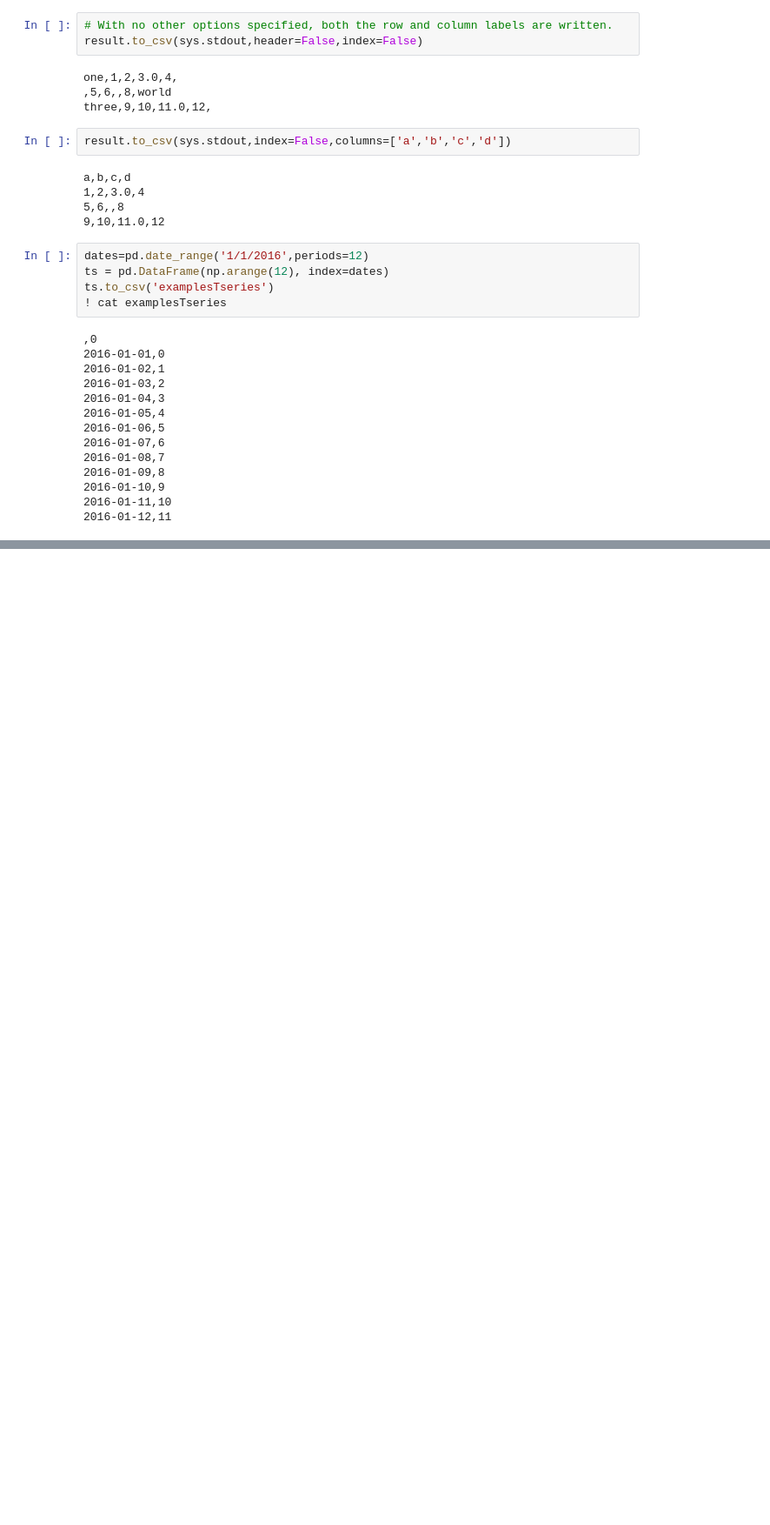
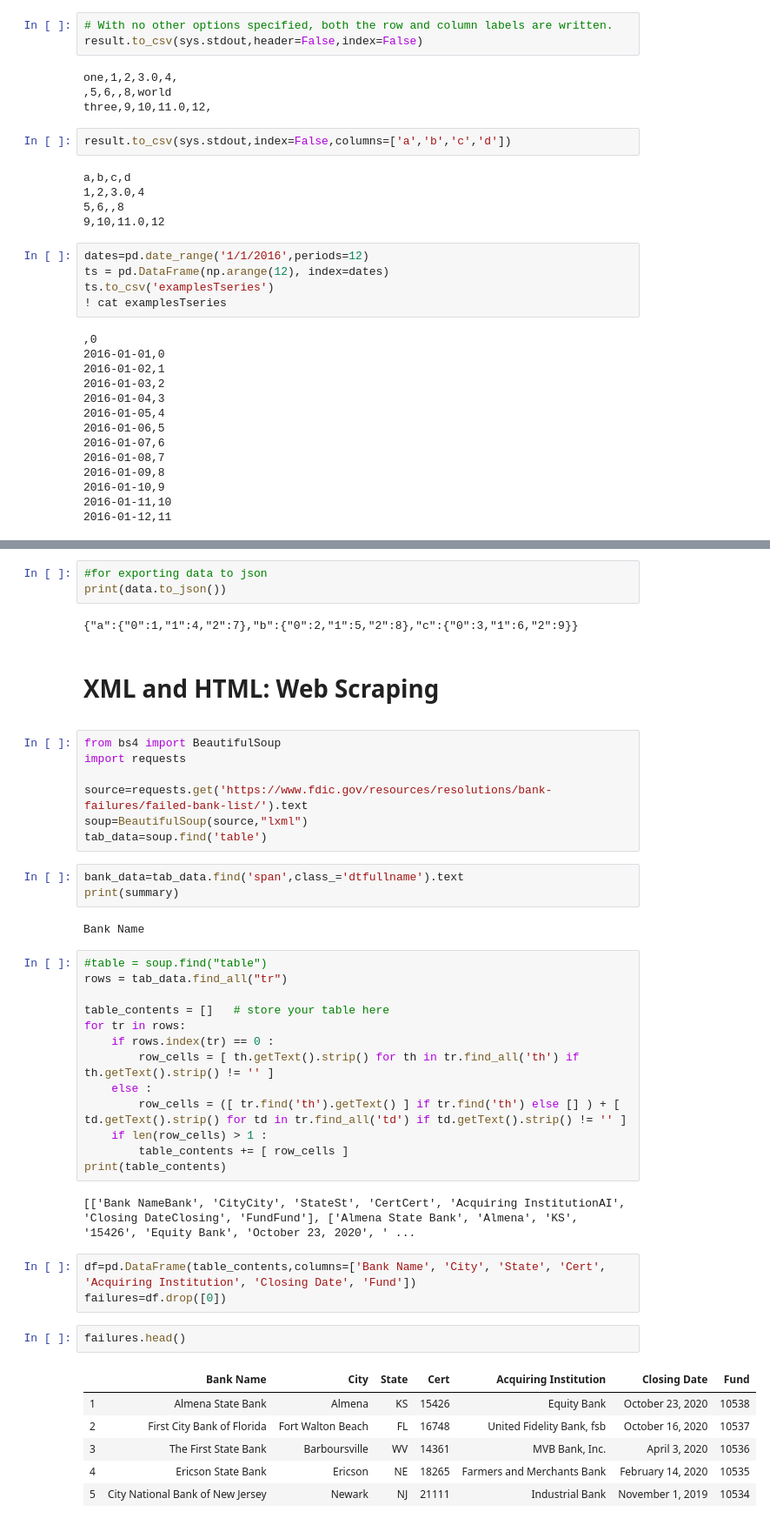
Before and after one commit to 1zulkifel/Data_Analysis_With_python, a Jupyter notebook: Data_Loading_Storage_and_File_Formats.ipynb, the cells around one changed output, grey strips where cells are left out. Shown at 87% size. Drawn from its saved outputs; the diff is of its cells as text; blank space fills up the shorter version.

```diff
--- a/Data_Loading_Storage_and_File_Formats.ipynb
+++ b/Data_Loading_Storage_and_File_Formats.ipynb
@@ -183,0 +263,47 @@ ts.to_csv('examplesTseries')
+# %%
+#for exporting data to json
+print(data.to_json())
+# %% [output]
+{"a":{"0":1,"1":4,"2":7},"b":{"0":2,"1":5,"2":8},"c":{"0":3,"1":6,"2":9}}
+# %% [markdown]
+# XML and HTML: Web Scraping
+<font color='green'></font>
+# %%
+from bs4 import BeautifulSoup
+import requests
+
+source=requests.get('https://www.fdic.gov/resources/resolutions/bank-failures/failed-bank-list/').text
+soup=BeautifulSoup(source,"lxml")
+tab_data=soup.find('table')
+# %%
+bank_data=tab_data.find('span',class_='dtfullname').text
+print(summary)
+# %% [output]
+Bank Name
+# %%
+#table = soup.find("table")
+rows = tab_data.find_all("tr")
+
+table_contents = []   # store your table here
+for tr in rows:
+    if rows.index(tr) == 0 :
+        row_cells = [ th.getText().strip() for th in tr.find_all('th') if th.getText().strip() != '' ]
+    else :
+        row_cells = ([ tr.find('th').getText() ] if tr.find('th') else [] ) + [ td.getText().strip() for td in tr.find_all('td') if td.getText().strip() != '' ]
+    if len(row_cells) > 1 :
+        table_contents += [ row_cells ]
+print(table_contents)
+# %% [output]
+[['Bank NameBank', 'CityCity', 'StateSt', 'CertCert', 'Acquiring InstitutionAI', 'Closing DateClosing', 'FundFund'], ['Almena State Bank', 'Almena', 'KS', '15426', 'Equity Bank', 'October 23, 2020', ' ...
+# %%
+df=pd.DataFrame(table_contents,columns=['Bank Name', 'City', 'State', 'Cert', 'Acquiring Institution', 'Closing Date', 'Fund'])
+failures=df.drop([0])
+# %%
+failures.head()
+# %% [output]
+|  | Bank Name | City | State | Cert | Acquiring Institution | Closing Date | Fund |
+| 1 | Almena State Bank | Almena | KS | 15426 | Equity Bank | October 23, 2020 | 10538 |
+| 2 | First City Bank of Florida | Fort Walton Beach | FL | 16748 | United Fidelity Bank, fsb | October 16, 2020 | 10537 |
+| 3 | The First State Bank | Barboursville | WV | 14361 | MVB Bank, Inc. | April 3, 2020 | 10536 |
+| 4 | Ericson State Bank | Ericson | NE | 18265 | Farmers and Merchants Bank | February 14, 2020 | 10535 |
+| 5 | City National Bank of New Jersey | Newark | NJ | 21111 | Industrial Bank | November 1, 2019 | 10534 |
```
Also changed, not shown: parts of 13 cells of this notebook, 7 other files.
